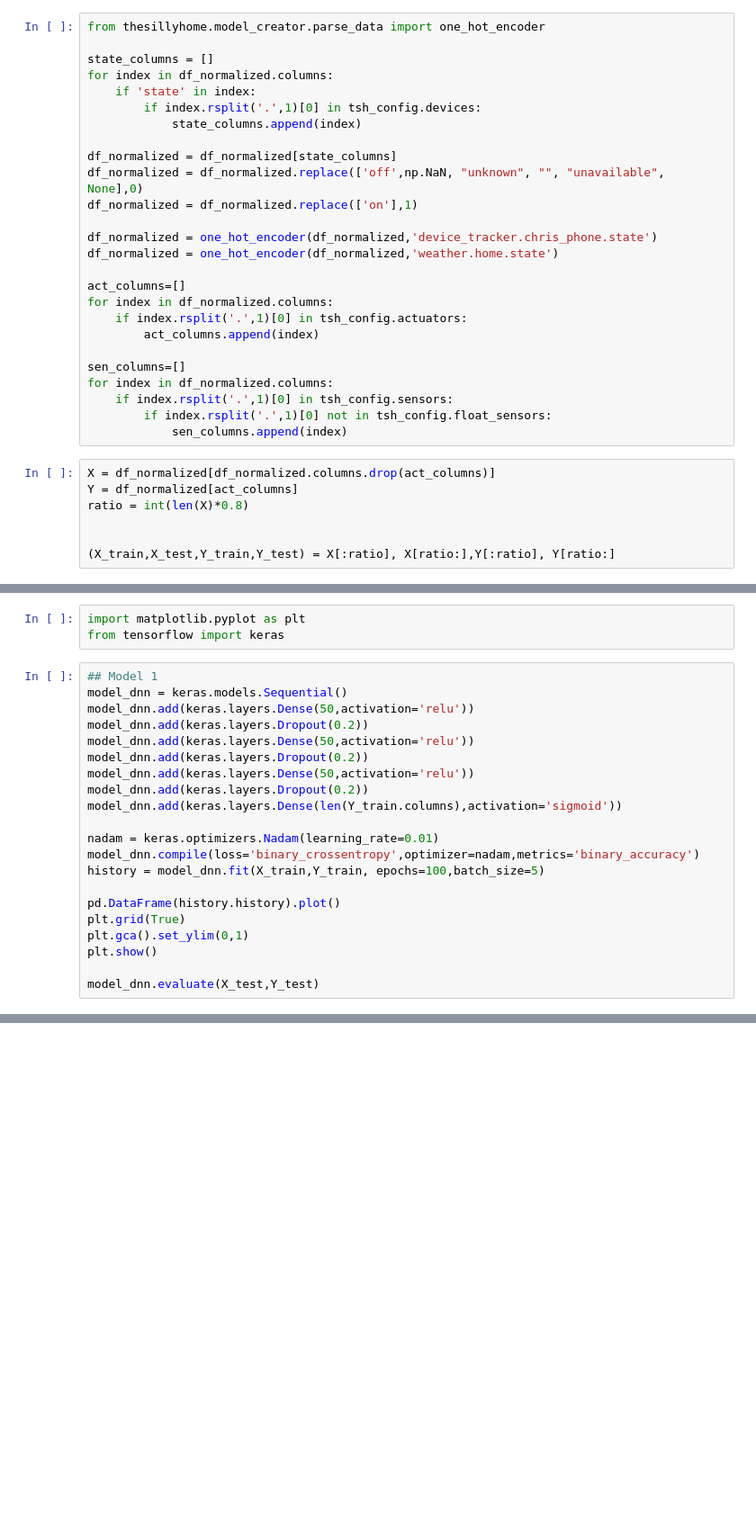
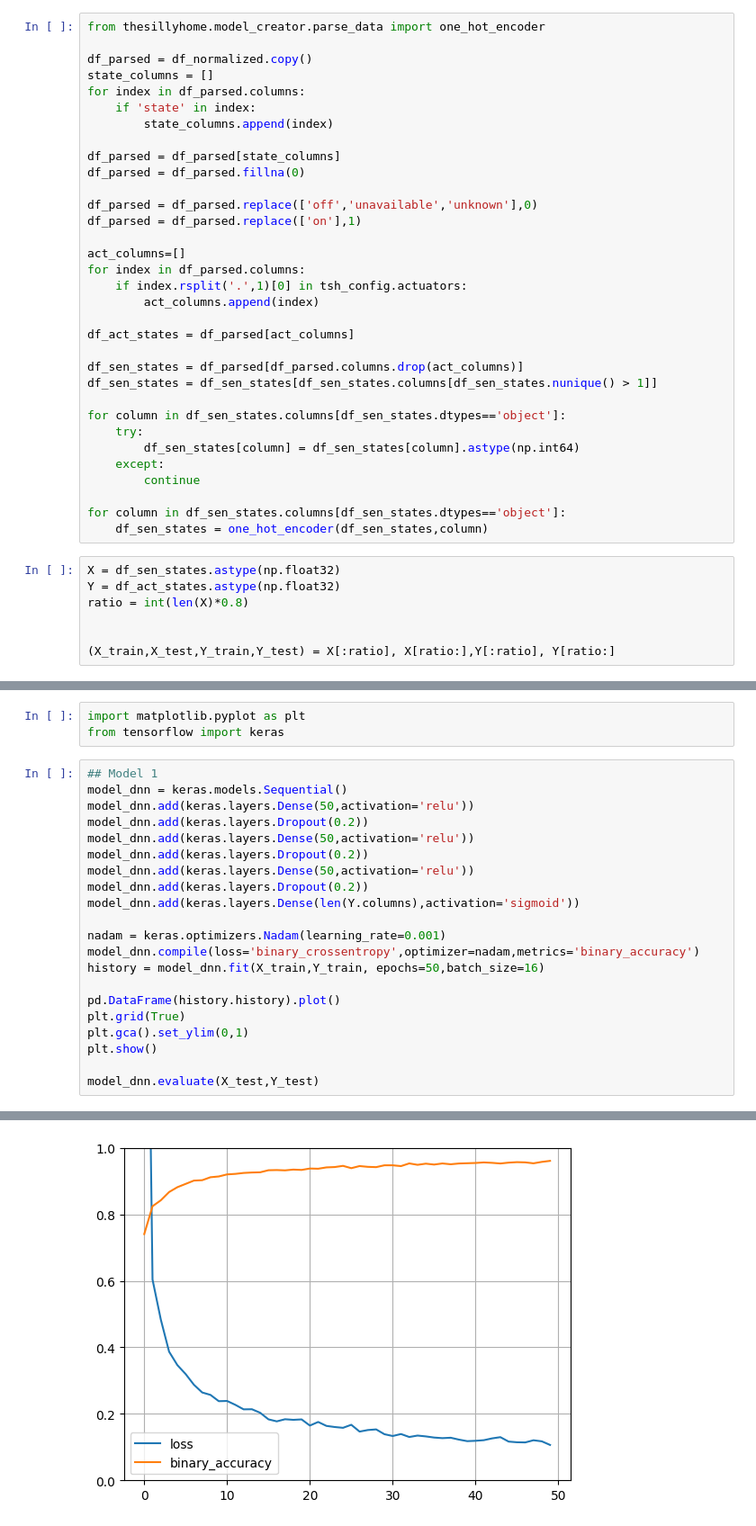
Before and after one commit to lcmchris/thesillyhome-container, a Jupyter notebook: thesillyhome_src/exploratory_data/exploratory.ipynb, the cells around one changed output, grey strips where cells are left out. Shown at 90% size. Cells and saved outputs as stored; diff of their text form; blank space fills up the shorter version.

Commit message:
Removing state listenor and updating explore

```diff
--- a/thesillyhome_src/exploratory_data/exploratory.ipynb
+++ b/thesillyhome_src/exploratory_data/exploratory.ipynb
@@ -73,32 +36,39 @@ df_normalized = pd.json_normalize(df_['get_state_json'].apply(json.loads).to_lis
 # %%
 from thesillyhome.model_creator.parse_data import one_hot_encoder
 
+df_parsed = df_normalized.copy()
 state_columns = []
-for index in df_normalized.columns:
+for index in df_parsed.columns:
     if 'state' in index:
-        if index.rsplit('.',1)[0] in tsh_config.devices:
-            state_columns.append(index)
+        state_columns.append(index)
 
-df_normalized = df_normalized[state_columns]
-df_normalized = df_normalized.replace(['off',np.NaN, "unknown", "", "unavailable", None],0)
-df_normalized = df_normalized.replace(['on'],1)
+df_parsed = df_parsed[state_columns]
+df_parsed = df_parsed.fillna(0)
 
-df_normalized = one_hot_encoder(df_normalized,'device_tracker.chris_phone.state')
-df_normalized = one_hot_encoder(df_normalized,'weather.home.state')
+df_parsed = df_parsed.replace(['off','unavailable','unknown'],0)
+df_parsed = df_parsed.replace(['on'],1)
 
 act_columns=[]
-for index in df_normalized.columns:
+for index in df_parsed.columns:
     if index.rsplit('.',1)[0] in tsh_config.actuators:
         act_columns.append(index)
 
-sen_columns=[]
-for index in df_normalized.columns:
-    if index.rsplit('.',1)[0] in tsh_config.sensors:
-        if index.rsplit('.',1)[0] not in tsh_config.float_sensors:
-            sen_columns.append(index)
+df_act_states = df_parsed[act_columns]
+
+df_sen_states = df_parsed[df_parsed.columns.drop(act_columns)]
+df_sen_states = df_sen_states[df_sen_states.columns[df_sen_states.nunique() > 1]]
+
+for column in df_sen_states.columns[df_sen_states.dtypes=='object']:
+    try:
+        df_sen_states[column] = df_sen_states[column].astype(np.int64)
+    except:
+        continue
+
+for column in df_sen_states.columns[df_sen_states.dtypes=='object']:
+    df_sen_states = one_hot_encoder(df_sen_states,column)
 # %%
-X = df_normalized[df_normalized.columns.drop(act_columns)]
-Y = df_normalized[act_columns]
+X = df_sen_states.astype(np.float32)
+Y = df_act_states.astype(np.float32)
 ratio = int(len(X)*0.8)
 
 
@@ -131,11 +87,11 @@ model_dnn.add(keras.layers.Dense(50,activation='relu'))
 model_dnn.add(keras.layers.Dropout(0.2))
 model_dnn.add(keras.layers.Dense(50,activation='relu'))
 model_dnn.add(keras.layers.Dropout(0.2))
-model_dnn.add(keras.layers.Dense(len(Y_train.columns),activation='sigmoid'))
+model_dnn.add(keras.layers.Dense(len(Y.columns),activation='sigmoid'))
 
-nadam = keras.optimizers.Nadam(learning_rate=0.01)
+nadam = keras.optimizers.Nadam(learning_rate=0.001)
 model_dnn.compile(loss='binary_crossentropy',optimizer=nadam,metrics='binary_accuracy')
-history = model_dnn.fit(X_train,Y_train, epochs=100,batch_size=5)
+history = model_dnn.fit(X_train,Y_train, epochs=50,batch_size=16)
 
 pd.DataFrame(history.history).plot()
 plt.grid(True)
@@ -147,0 +120 @@ ValueError: Failed to convert a NumPy array to a Tensor (Unsupported object type
+[figure, added]
```
Also changed, not shown: parts of 16 cells of this notebook, 2 other files.
